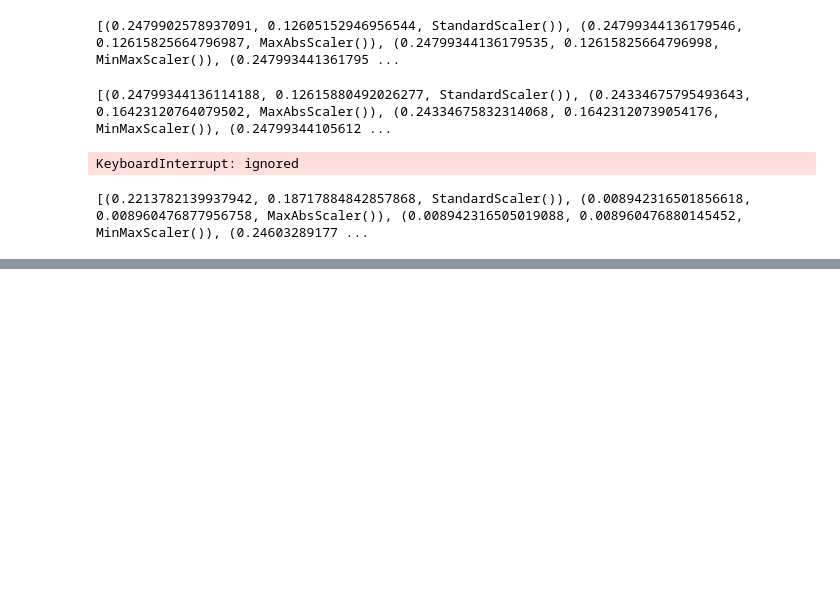
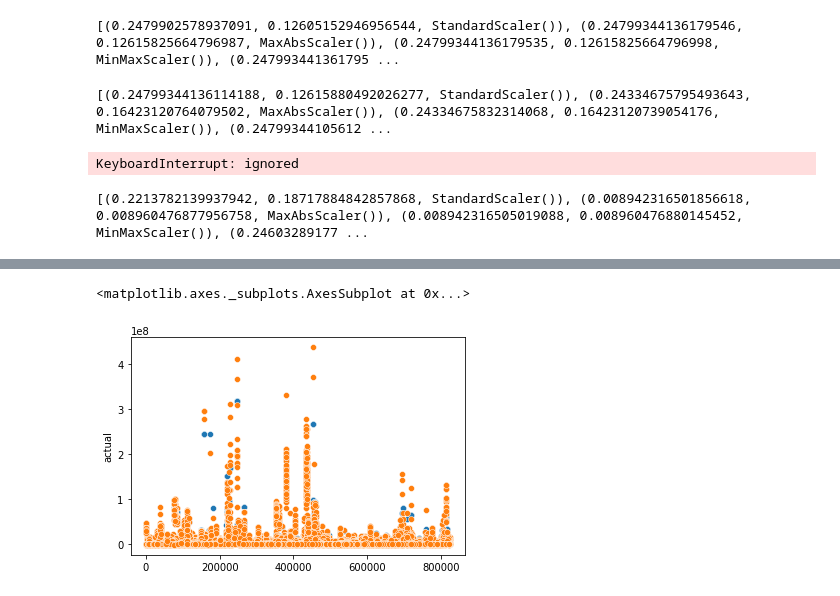
Before and after one commit to LuisaPolicarpo/Hackathon--aws, a Jupyter notebook: EDA/M_Hackaton_RealEstate.ipynb, the cells around one changed output, grey strips where cells are left out. Saved outputs shown, nothing was run; the diff lists cells and outputs as text; code cells hidden in the pictures; blank space fills up the shorter version.

```diff
--- a/EDA/M_Hackaton_RealEstate.ipynb
+++ b/EDA/M_Hackaton_RealEstate.ipynb
@@ -504,13 +591,13 @@ dft1 = df_dummies2[df_dummies2["code_departement"]== 93]
 # %%
 # Train-test-split
-X = dft1[['price_m2', 'surface_reelle_bati', 'nombre_pieces_principales', 'Appartement',
+X = df_dummies2[['price_m2', 'surface_reelle_bati', 'nombre_pieces_principales', 'Appartement',
        'Local industriel. commercial ou assimilé', 'Maison', 'Adjudication',
        'Echange', 'Expropriation', 'Vente',
        'Vente en l\'état futur d\'achèvement', 'Vente terrain à bâtir',
        'Appartement', 'Local industriel. commercial ou assimilé', 'Maison',
        'Adjudication', 'Echange', 'Expropriation', 'Vente',
        'Vente en l\'état futur d\'achèvement', 'Vente terrain à bâtir', 'code_commune_fact']]
-y = dft1['valeur_fonciere']
+y = df_dummies2['valeur_fonciere']
 
 # We set the size of the train set to 75%. And the rest is for the test set.
 X_train, X_test, y_train, y_test = train_test_split(X, y, random_state=42, train_size = 0.75)
@@ -535,0 +625,8 @@ print(list(map(pipes, scalers)))
+# %%
+#LR without scalers
+model_lr = LinearRegression()
+model_lr.fit(X_train, y_train)
+print(model_lr.score(X_train, y_train))
+print(model_lr.score(X_test, y_test))
+
+#it's the same result
@@ -535,0 +799,6 @@ print(list(map(pipes, scalers)))
+# %%
+#let's use LR which had the same result as the others
+y_pred = model_lr.predict(X_test)
+# %%
+df_predict = pd.DataFrame({'actual': y_test, 'predicted': y_pred})
+df_predict
@@ -535,0 +819,6 @@ print(list(map(pipes, scalers)))
+# %%
+sns.scatterplot(data = df_predict, x = df_predict.index, y = 'actual')
+sns.scatterplot(data = df_predict, x = df_predict.index, y = 'predicted')
+# %% [output]
+<matplotlib.axes._subplots.AxesSubplot at 0x...>
+[figure, added]
```
Also changed, not shown: parts of 39 cells of this notebook.
